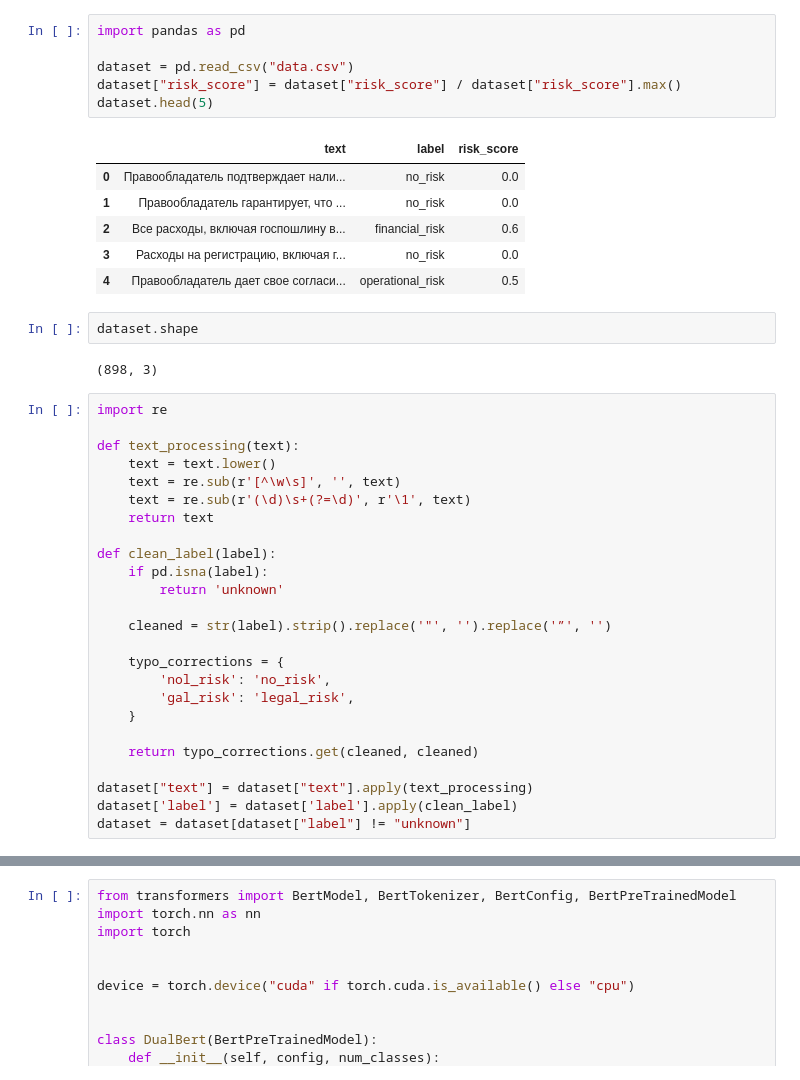
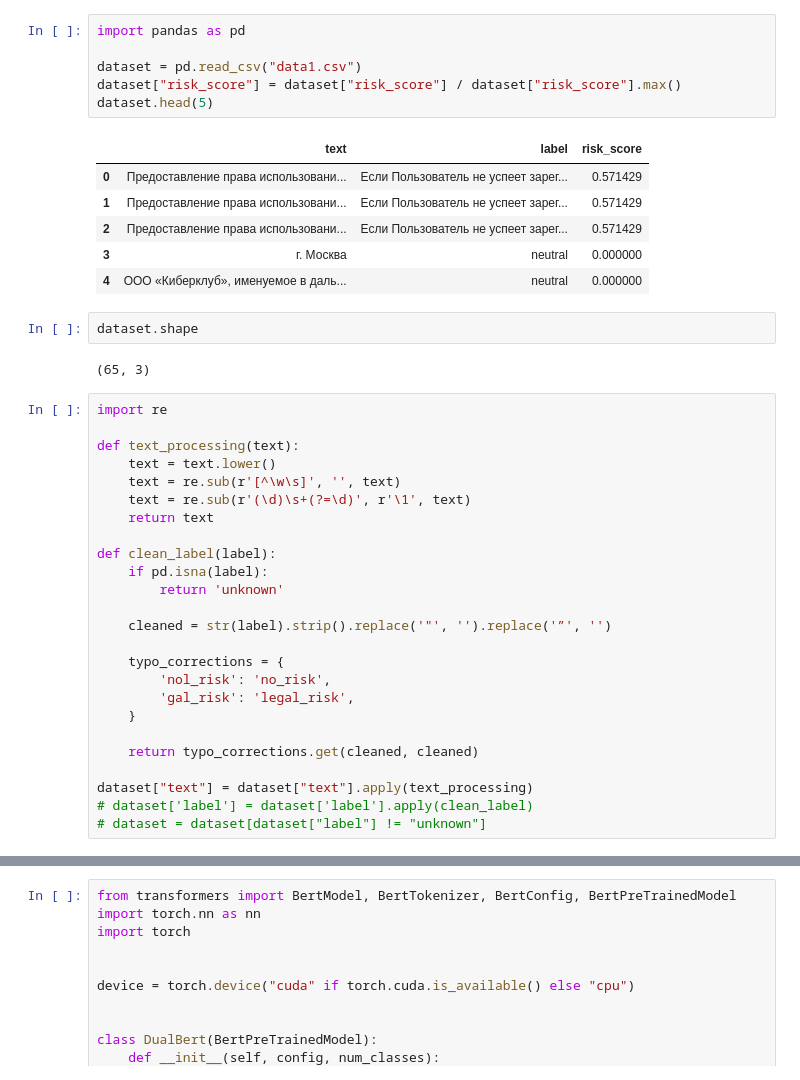
Before and after one commit to Egopen/KPlus, a Jupyter notebook: classifier.ipynb, the cells around one changed output, grey strips where cells are left out. Cells and saved outputs as stored; diff of their text form.

```diff
--- a/classifier.ipynb
+++ b/classifier.ipynb
@@ -1,20 +1,20 @@
 # %%
 import pandas as pd
 
-dataset = pd.read_csv("data.csv")
+dataset = pd.read_csv("data1.csv")
 dataset["risk_score"] = dataset["risk_score"] / dataset["risk_score"].max()
 dataset.head(5)
 # %% [output]
 |  | text | label | risk_score |
-| 0 | Правообладатель подтверждает нали... | no_risk | 0.0 |
-| 1 | Правообладатель гарантирует, что ... | no_risk | 0.0 |
-| 2 | Все расходы, включая госпошлину в... | financial_risk | 0.6 |
-| 3 | Расходы на регистрацию, включая г... | no_risk | 0.0 |
-| 4 | Правообладатель дает свое согласи... | operational_risk | 0.5 |
+| 0 | Предоставление права использовани... | Если Пользователь не успеет зарег... | 0.571429 |
+| 1 | Предоставление права использовани... | Если Пользователь не успеет зарег... | 0.571429 |
+| 2 | Предоставление права использовани... | Если Пользователь не успеет зарег... | 0.571429 |
+| 3 | г. Москва | neutral | 0.000000 |
+| 4 | ООО «Киберклуб», именуемое в даль... | neutral | 0.000000 |
 # %%
 dataset.shape
 # %% [output]
-(898, 3)
+(65, 3)
 # %%
 import re
 
@@ -38,8 +38,8 @@ def clean_label(label):
     return typo_corrections.get(cleaned, cleaned)
 
 dataset["text"] = dataset["text"].apply(text_processing)
-dataset['label'] = dataset['label'].apply(clean_label)
-dataset = dataset[dataset["label"] != "unknown"]
+# dataset['label'] = dataset['label'].apply(clean_label)
+# dataset = dataset[dataset["label"] != "unknown"]
 # %%
 dataset.head(5)
 # %% [output]
```
Also changed, not shown: parts of 10 cells of this notebook, 4 other files.
